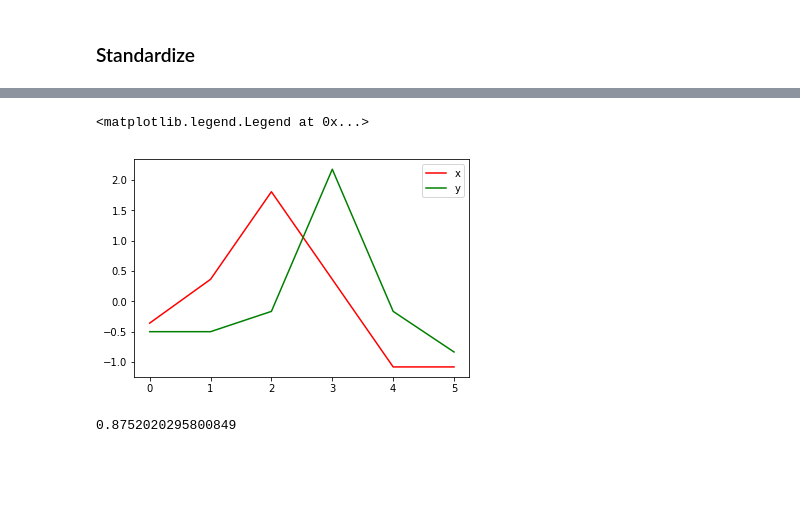
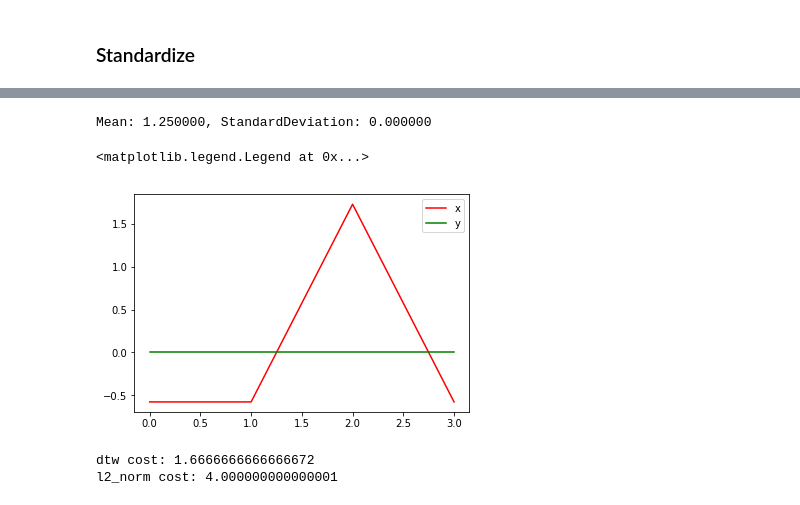
Before and after one commit to fagan2888/dtw_jihye, a Jupyter notebook: source/time_series_normalize_or_standardize.ipynb, the cells around one changed output, grey strips where cells are left out. Drawn from its saved outputs; the diff is of its cells as text; code cells hidden in the pictures; blank space fills up the shorter version.

```diff
--- a/source/time_series_normalize_or_standardize.ipynb
+++ b/source/time_series_normalize_or_standardize.ipynb
@@ -142,0 +135,7 @@ print(cost)
+# %%
+x = np.array([1, 1, 2, 1])
+y = np.array([1.25, 1.25, 1.25, 1.25])
+
+plt.plot(x,'r', label='x')
+plt.plot(y, 'g', label='y')
+plt.legend()
@@ -143,22 +145,26 @@ print(cost)
+# %%
+scaler = StandardScaler()
+normalized = rescale_(y, scaler)
+print('Mean: %f, StandardDeviation: %f' % (scaler.mean_, sqrt(scaler.var_)))
+# %% [output]
+Mean: 1.250000, StandardDeviation: 0.000000
 # %%
-x = np.array([1, 2, 4, 2, 0, 0])
-y = np.array([2, 2, 3, 10, 3, 1])
-
 scaler = StandardScaler()
 x_standardized = rescale_(x, scaler)
 y_standardized = rescale_(y, scaler)
 
 plt.plot(x_standardized,'r', label='x')
 plt.plot(y_standardized, 'g', label='y')
 plt.legend()
 # %% [output]
 <matplotlib.legend.Legend at 0x...>
-[figure, old version]
+[figure, new version]
-# %%
-x, y = x_standardized, y_standardized
-distances = distances_(x,y)
-accumulated_cost = accumulated_cost_(x,y,distances)
-path, cost = path_cost(x, y, accumulated_cost, distances)
-print(cost)
-# %% [output]
-0.8752020295800849
+# %%
+_, cost = dtw_path_cost(x_standardized, y_standardized)
+print('dtw cost:', cost)
+
+dist, cost_matrix, acc_cost_matrix, path = dtw(x_standardized, y_standardized, dist=l2_norm)
+print('l2_norm cost:', dist)
+# %% [output]
+dtw cost: 1.6666666666666672
+l2_norm cost: 4.000000000000001
```
Also changed, not shown: parts of 17 cells of this notebook, 1 other file.
